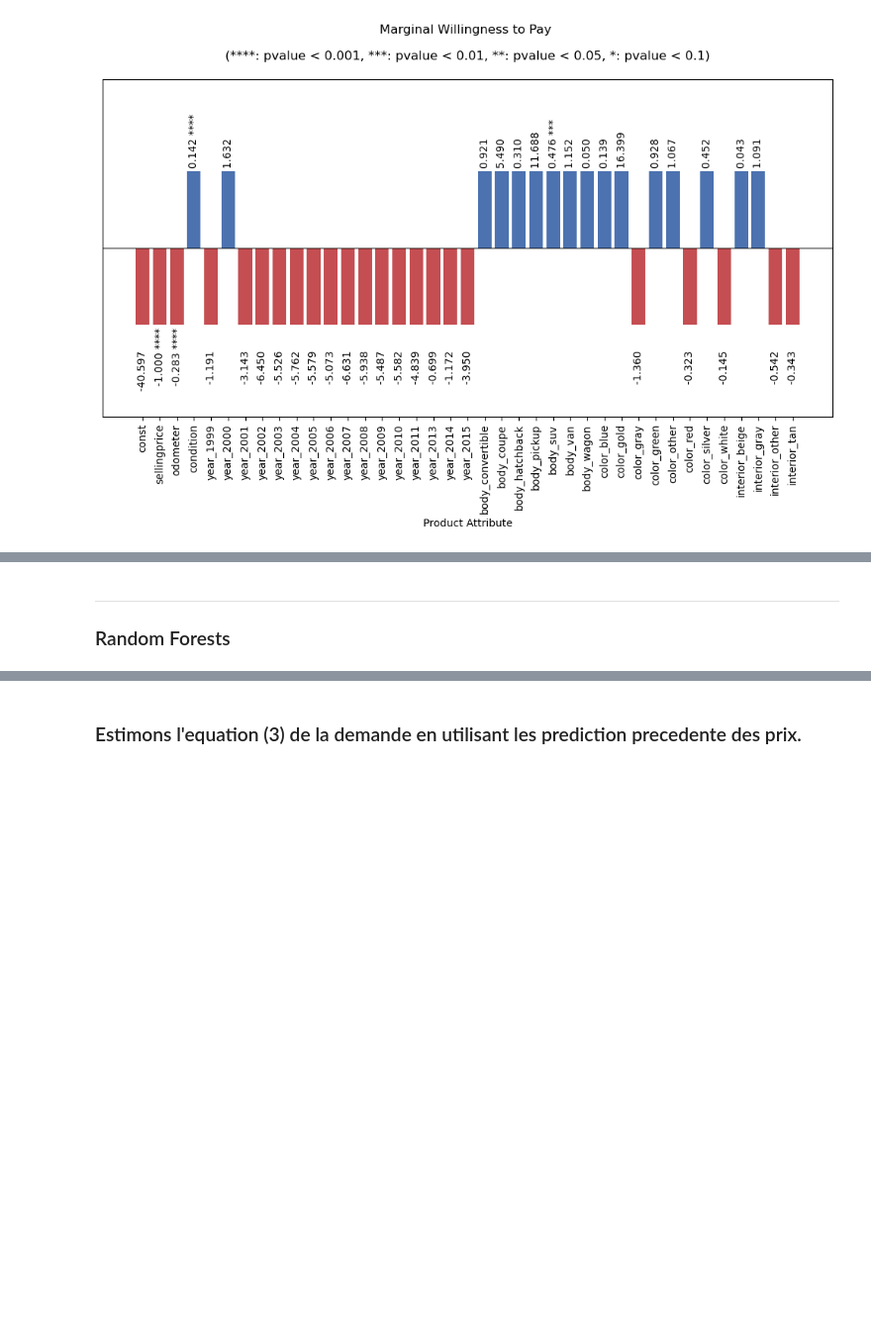
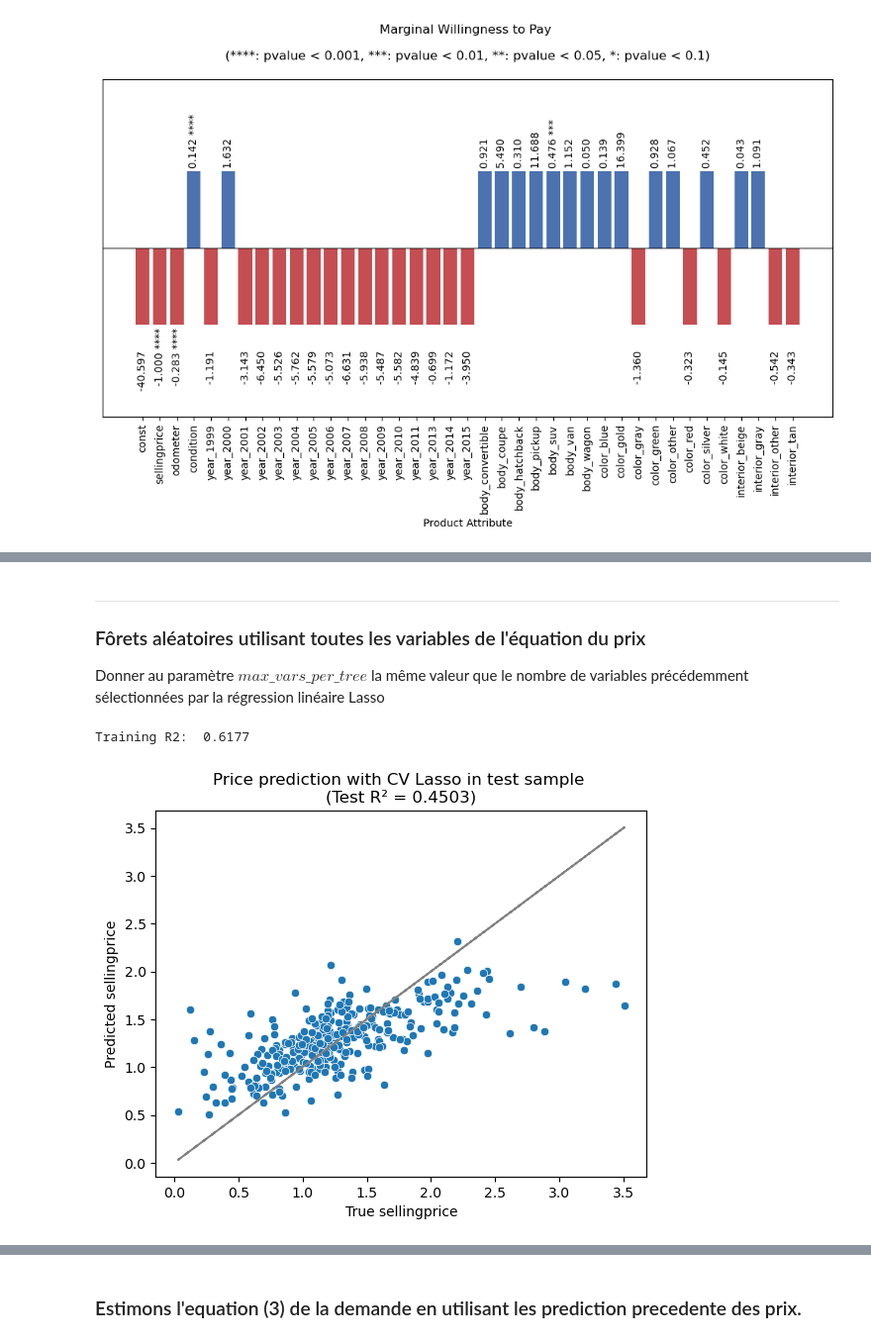
Before and after one commit to raphaelzerbato/AI_Workshop, a Jupyter notebook: car_analysis.ipynb, the cells around one changed output, grey strips where cells are left out. Shown at 99% size. Cells and saved outputs as stored; diff of their text form; code cells hidden in the pictures; blank space fills up the shorter version.

```diff
--- a/car_analysis.ipynb
+++ b/car_analysis.ipynb
@@ -745,13 +692,22 @@ En utilisant deux methodes: forets aleatoires (random forest) et reseau de neuro
 # %% [markdown]
 ---
-### Random Forests
+### Fôrets aléatoires utilisant toutes les variables de l'équation du prix
+
+Donner au paramètre $max\_vars\_per\_tree$  la même valeur que le nombre de variables précédemment sélectionnées par la régression linéaire Lasso
 # %%
-# Prepare data
-
 X_train = data_train[exogvars+instrvars]
 
 X_test = data_test[exogvars+instrvars]
 
 Y_train = data_train[endogvars[0]]
 
 Y_test = data_test[endogvars[0]]
+
+Y_train_pred, Y_test_pred = random_forest(X_train, X_test, Y_train, Y_test, nb_cores=5, max_vars_per_tree=len(selected_vars_for_price_eq))
+
+print(f"\nTraining R2: {r2_score(Y_train, Y_train_pred): .4f}\n")
+
+plot_true_predicted(Y_test, Y_test_pred, VarName=Y_train.name)
+# %% [output]
+Training R2:  0.6177
+[figure, added]
```
Also changed, not shown: parts of 43 cells of this notebook.
